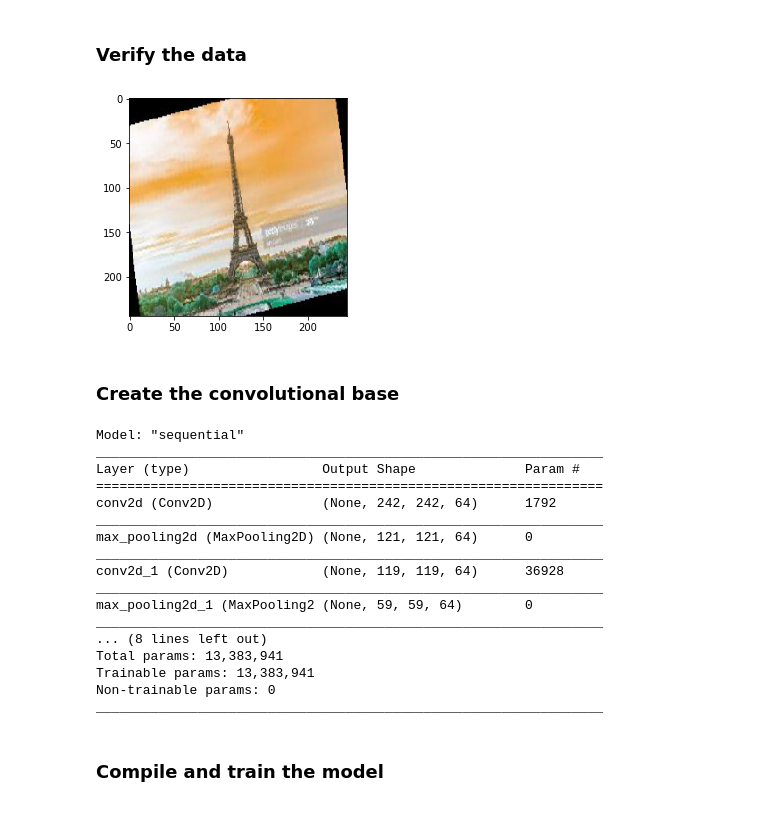
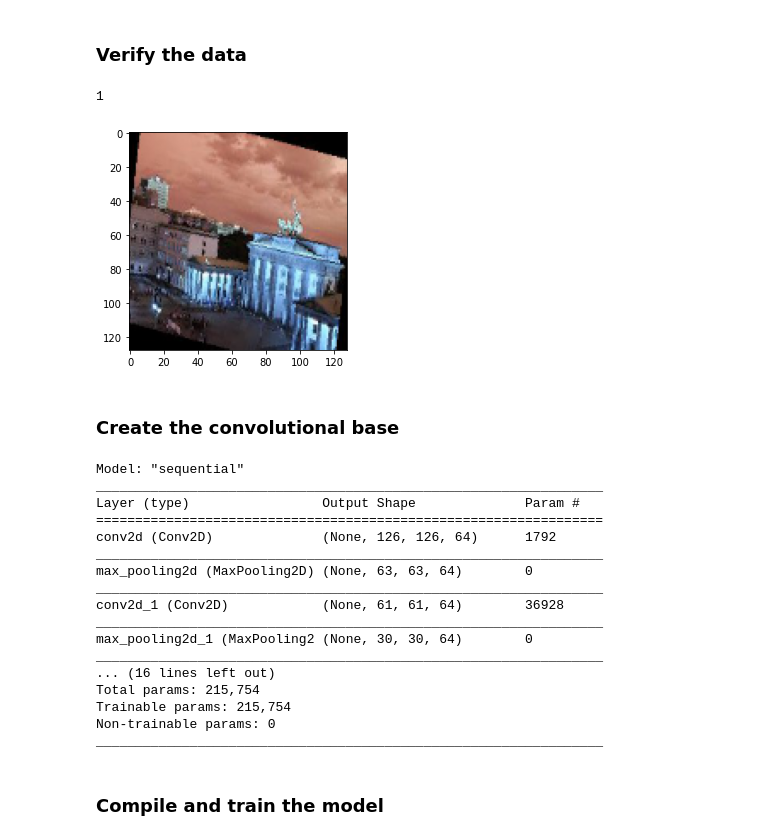
Before and after one commit to LucaT16/loc4tor, a Jupyter notebook: PythonScripts/loc4tor.ipynb, the cells around one changed output. Drawn from its saved outputs; the diff is of its cells as text; code cells hidden in the pictures.

Commit message:
Model update

```diff
--- a/PythonScripts/loc4tor.ipynb
+++ b/PythonScripts/loc4tor.ipynb
@@ -18,8 +30,8 @@ import matplotlib.pyplot as plt
 # %% [markdown]
 ### Read Dataset
 # %%
-train_images = pickle.load(open("x.pickle","rb"))
-train_labels = pickle.load(open("y.pickle","rb"))
+train_images = pickle.load(open("/content/drive/My Drive/Colab Notebooks/x.pickle","rb"))
+train_labels = pickle.load(open("/content/drive/My Drive/Colab Notebooks/y.pickle","rb"))
 
 train_images = train_images/255.0
 
@@ -27,14 +39,16 @@ train_images, test_images, train_labels, test_labels = train_test_split(train_im
 # %% [markdown]
 ### Verify the data
 # %%
-plt.imshow(train_images[0])
-plt.show()
+plt.imshow(train_images[2])
+print(train_labels[2])
+#plt.show()
 # %% [output]
+1
-[figure, old version]
+[figure, new version]
 # %% [markdown]
 ### Create the convolutional base
 # %%
-IMG_SIZE = 244
+IMG_SIZE = 128
 
 model = models.Sequential()
 model.add(layers.Conv2D(64, (3, 3), activation='relu', input_shape= (IMG_SIZE, IMG_SIZE, 3)))
@@ -42,10 +56,14 @@ model.add(layers.MaxPooling2D((2, 2)))
 model.add(layers.Conv2D(64, (3, 3), activation='relu'))
 model.add(layers.MaxPooling2D((2, 2)))
 model.add(layers.Conv2D(64, (3, 3), activation='relu'))
+model.add(layers.MaxPooling2D((2, 2)))
+model.add(layers.Conv2D(64, (3, 3), activation='relu'))
+model.add(layers.MaxPooling2D((2, 2)))
+model.add(layers.Conv2D(64, (3, 3), activation='relu'))
 
 model.add(layers.Flatten())
 model.add(layers.Dense(64, activation='relu'))
-model.add(layers.Dense(5))
+model.add(layers.Dense(10))
 
 model.summary()
 # %% [output]
@@ -53,17 +71,17 @@ Model: "sequential"
 _________________________________________________________________
 Layer (type)                 Output Shape              Param #
 =================================================================
-conv2d (Conv2D)              (None, 242, 242, 64)      1792
+conv2d (Conv2D)              (None, 126, 126, 64)      1792
 _________________________________________________________________
-max_pooling2d (MaxPooling2D) (None, 121, 121, 64)      0
+max_pooling2d (MaxPooling2D) (None, 63, 63, 64)        0
 _________________________________________________________________
-conv2d_1 (Conv2D)            (None, 119, 119, 64)      36928
+conv2d_1 (Conv2D)            (None, 61, 61, 64)        36928
 _________________________________________________________________
-max_pooling2d_1 (MaxPooling2 (None, 59, 59, 64)        0
+max_pooling2d_1 (MaxPooling2 (None, 30, 30, 64)        0
 _________________________________________________________________
-... (8 lines left out)
-Total params: 13,383,941
-Trainable params: 13,383,941
+... (16 lines left out)
+Total params: 215,754
+Trainable params: 215,754
 Non-trainable params: 0
 _________________________________________________________________
 # %% [markdown]
```
Also changed, not shown: parts of 7 cells of this notebook.
